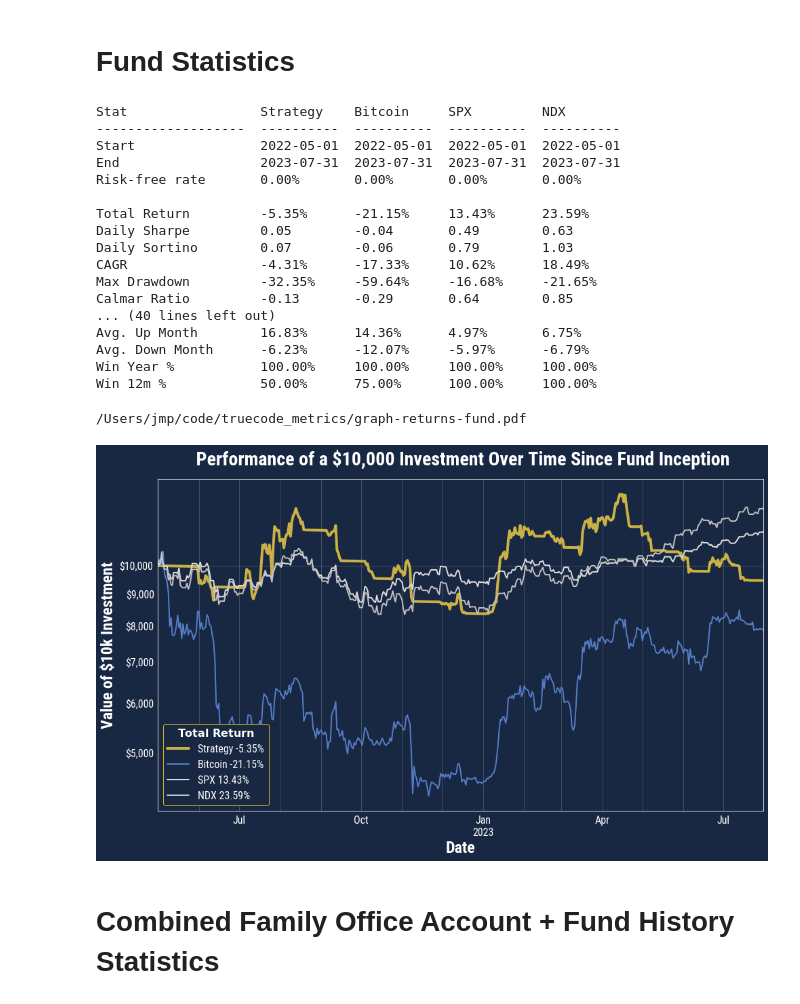
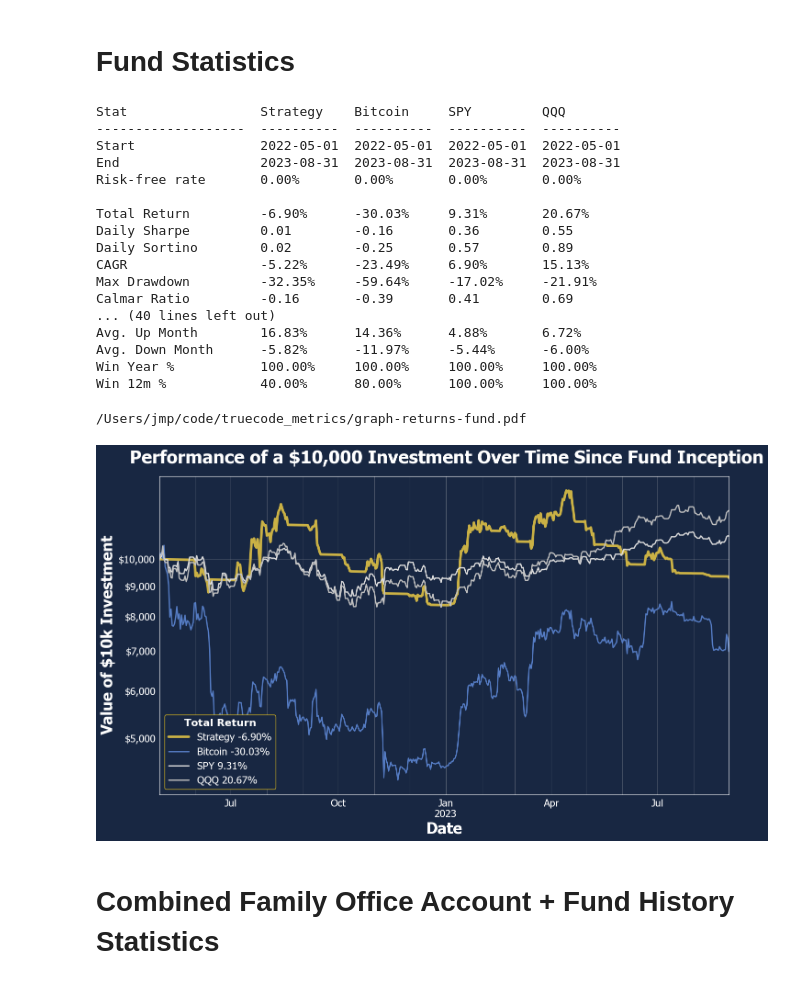
Before and after one commit to joshua-peck/truecode_metrics, a Jupyter notebook: TrueCode Metrics.ipynb, the cells around one changed output. Cells and saved outputs as stored; diff of their text form; code cells hidden in the pictures.

```diff
--- a/TrueCode Metrics.ipynb
+++ b/TrueCode Metrics.ipynb
@@ -14,13 +14,13 @@ import math
 # %%
 datafile = 'truecode-metrics-august-2023.csv'
 
-SYMBOLS = [ 'Strategy', 'Bitcoin', 'SPX', 'NDX']
+SYMBOLS = [ 'Strategy', 'Bitcoin', 'SPY', 'QQQ']
 
 SYMBOL_COLORS = {
     'Strategy': '#CAB145',
     'Bitcoin': '#567DC5',
-    'SPX': '#dddddd',
-    'NDX': '#C0C0C0',
+    'SPY': '#dddddd',
+    'QQQ': '#C0C0C0',
 }
 
 SYMBOL_LINEWIDTH = {
@@ -40,7 +40,7 @@ SYMBOLS, SYMBOL_COLORS, SYMBOL_LINEWIDTH
 FOA_START_DATE = dt.fromisoformat('2019-11-19')
 FOA_END_DATE = dt.fromisoformat('2022-04-30')
 FUND_START_DATE = dt.fromisoformat('2022-05-01')
-FUND_END_DATE = dt.fromisoformat('2023-07-31')
+FUND_END_DATE = dt.fromisoformat('2023-08-31')
 # %%
 # BITCOIN-FUND is Bitcoin metrics over the same time period as the Fund
 # BITCOIN-COMBINED is Bitcoin metrics over the same time period as the combined Fund and Family Office Account
@@ -183,65 +187,71 @@ stats = sample[SYMBOLS].calc_stats()
 
 PITCH_DECK_METRICS['FUND']['Month to Date'] = stats['Strategy'].mtd
 PITCH_DECK_METRICS['BITCOIN-FUND']['Month to Date'] = stats['Bitcoin'].mtd
+PITCH_DECK_METRICS['SPY']['Month to Date'] = stats['SPY'].mtd
+PITCH_DECK_METRICS['QQQ']['Month to Date'] = stats['QQQ'].mtd
+
 PITCH_DECK_METRICS['FUND']['Year to Date'] = stats['Strategy'].ytd
 PITCH_DECK_METRICS['BITCOIN-FUND']['Year to Date'] = stats['Bitcoin'].ytd
+PITCH_DECK_METRICS['SPY']['Year to Date'] = stats['SPY'].ytd
+PITCH_DECK_METRICS['QQQ']['Year to Date'] = stats['QQQ'].ytd
+
 PITCH_DECK_METRICS['FUND']['CAGR'] = stats['Strategy'].cagr
 PITCH_DECK_METRICS['BITCOIN-FUND']['CAGR'] = stats['Bitcoin'].cagr
 
 stats.display()
 # %% [output]
-Stat                 Strategy    Bitcoin     SPX         NDX
+Stat                 Strategy    Bitcoin     SPY         QQQ
 -------------------  ----------  ----------  ----------  ----------
 Start                2022-05-01  2022-05-01  2022-05-01  2022-05-01
-End                  2023-07-31  2023-07-31  2023-07-31  2023-07-31
+End                  2023-08-31  2023-08-31  2023-08-31  2023-08-31
 Risk-free rate       0.00%       0.00%       0.00%       0.00%
 
-Total Return         -5.35%      -21.15%     13.43%      23.59%
-Daily Sharpe         0.05        -0.04       0.49        0.63
-Daily Sortino        0.07        -0.06       0.79        1.03
-CAGR                 -4.31%      -17.33%     10.62%      18.49%
-Max Drawdown         -32.35%     -59.64%     -16.68%     -21.65%
-Calmar Ratio         -0.13       -0.29       0.64        0.85
+Total Return         -6.90%      -30.03%     9.31%       20.67%
+Daily Sharpe         0.01        -0.16       0.36        0.55
+Daily Sortino        0.02        -0.25       0.57        0.89
+CAGR                 -5.22%      -23.49%     6.90%       15.13%
+Max Drawdown         -32.35%     -59.64%     -17.02%     -21.91%
+Calmar Ratio         -0.16       -0.39       0.41        0.69
 ... (40 lines left out)
-Avg. Up Month        16.83%      14.36%      4.97%       6.75%
-Avg. Down Month      -6.23%      -12.07%     -5.97%      -6.79%
+Avg. Up Month        16.83%      14.36%      4.88%       6.72%
+Avg. Down Month      -5.82%      -11.97%     -5.44%      -6.00%
 Win Year %           100.00%     100.00%     100.00%     100.00%
-Win 12m %            50.00%      75.00%      100.00%     100.00%
+Win 12m %            40.00%      80.00%      100.00%     100.00%
 # %%
 ax = sample[SYMBOLS].rebase(value=10000).plot.line(title=' Performance of a $10,000 Investment Over Time Since Fund Inception', logy=True, color=SYMBOL_COLORS, xlabel="Date", ylabel="Value of $10k Investment")
 sample_stats = sample[SYMBOLS].calc_stats()
 
 for line in ax.get_lines():
     if 'Strategy' == line.get_label():
         line.set_linewidth(4)
         line.set_color(SYMBOL_COLORS['Strategy'])
 
 total_returns = {}
 for symbol in SYMBOLS:
     total_returns[symbol] = sample_stats[symbol].stats['total_return']
 
 ax.legend(
     (
         'Strategy {:.2f}%'.format(total_returns['Strategy'] * 100.),
         'Bitcoin {:.2f}%'.format(total_returns['Bitcoin'] * 100.),
-        'SPX {:.2f}%'.format(total_returns['SPX'] * 100.),
-        'NDX {:.2f}%'.format(total_returns['NDX'] * 100.)
+        'SPY {:.2f}%'.format(total_returns['SPY'] * 100.),
+        'QQQ {:.2f}%'.format(total_returns['QQQ'] * 100.)
     ),
     loc='lower left',
     title=r'$\bf{Total\ Return}$')
 
 ax.yaxis.set_major_formatter(lambda x, pos: f"${int(x):,.0f}")
 ax.yaxis.set_minor_formatter(lambda x, pos: f"${int(x):,.0f}")
 ax.yaxis.set_major_locator(mpl.ticker.LogLocator())
 ax.xaxis.set_major_locator(mdates.MonthLocator(bymonth=range(1,13)))
 ax.xaxis.set_minor_locator(mdates.MonthLocator())
 ax.grid(True)
 
 ax.get_figure().savefig('graph-returns-fund.pdf', format='pdf')
 display(FileLink('graph-returns-fund.pdf'))
 # %% [output]
 /Users/jmp/code/truecode_metrics/graph-returns-fund.pdf
-[figure, old version]
+[figure, new version]
 # %% [markdown]
 # Combined Family Office Account + Fund History Statistics
 # %%
```
Also changed, not shown: parts of 16 cells of this notebook, 3 other files.
